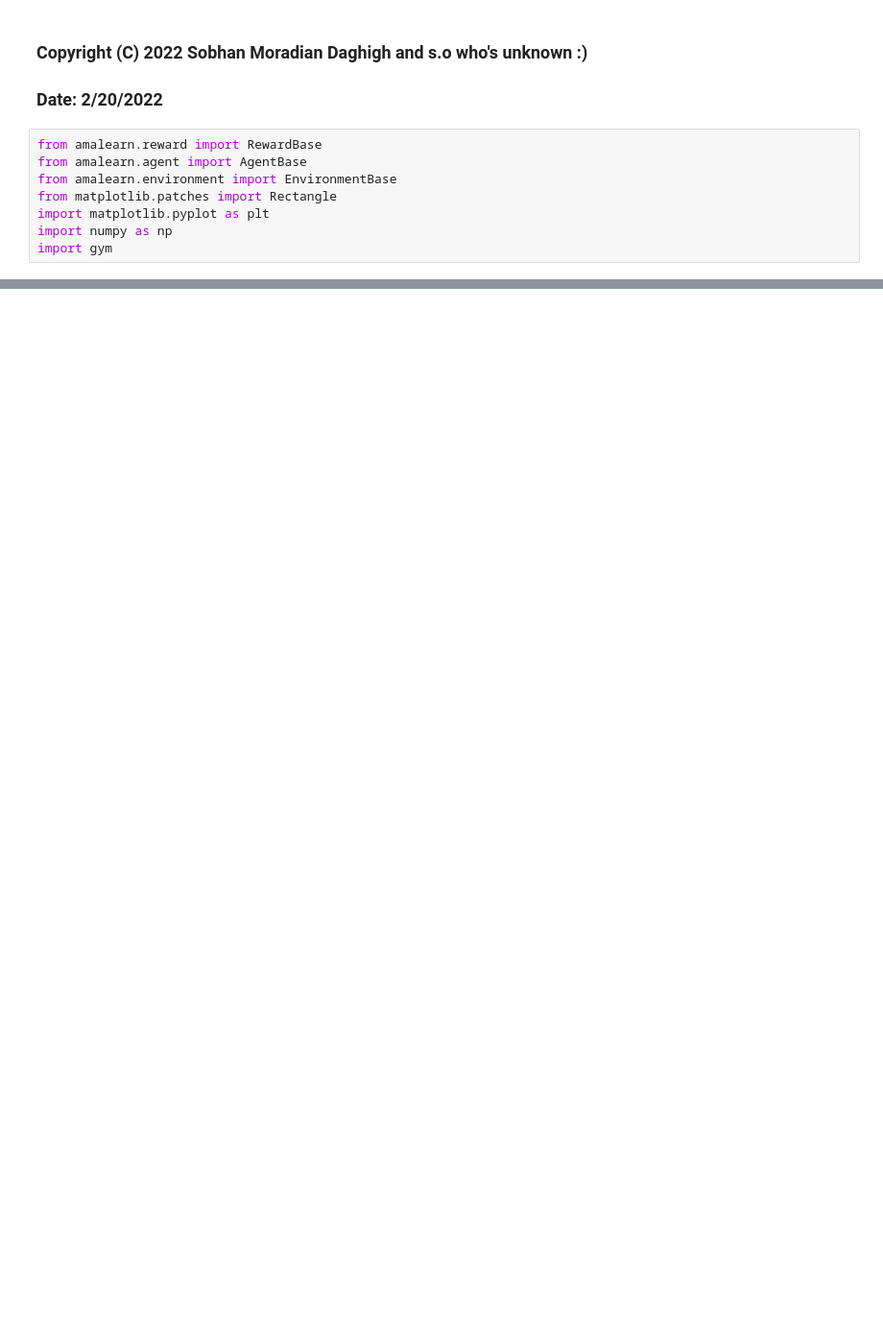
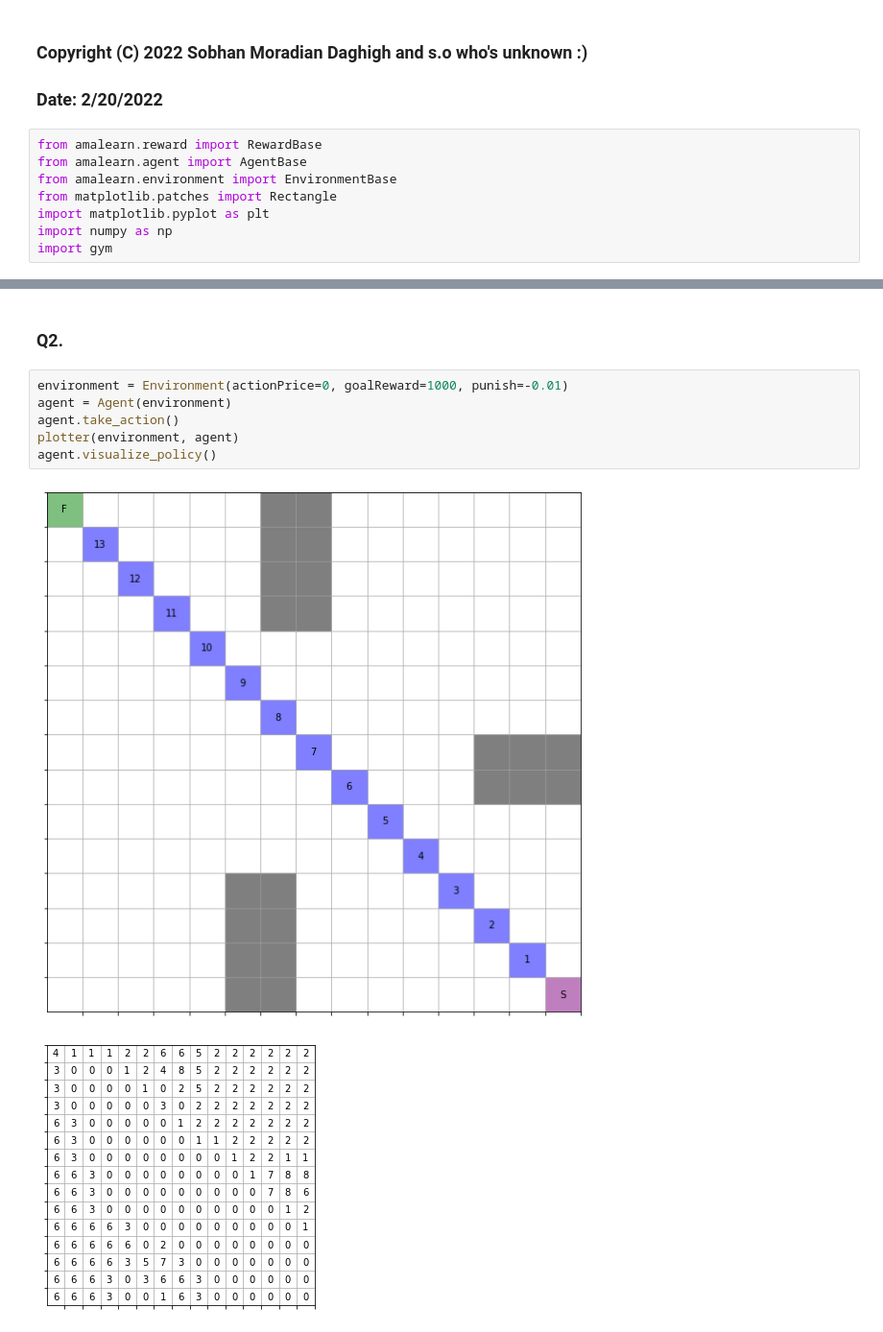
Before and after one commit to nahbos/AUT-Machine-Learning, a Jupyter notebook: FinalProj/ML_HW04.ipynb, the cells around one changed output, grey strips where cells are left out. Shown: that part at 96% size. Saved outputs shown, nothing was run; the diff lists cells and outputs as text; blank space fills up the shorter version.

```diff
--- a/FinalProj/ML_HW04.ipynb
+++ b/FinalProj/ML_HW04.ipynb
@@ -352,0 +431,11 @@ plotter(environment, agent)
+# %% [markdown]
+### Q2.
+# %%
+environment = Environment(actionPrice=0, goalReward=1000, punish=-0.01)
+agent = Agent(environment)
+agent.take_action()
+plotter(environment, agent)
+agent.visualize_policy()
+# %% [output]
+[figure, added]
+[figure, added]
```
Also changed, not shown: parts of 14 cells of this notebook.
